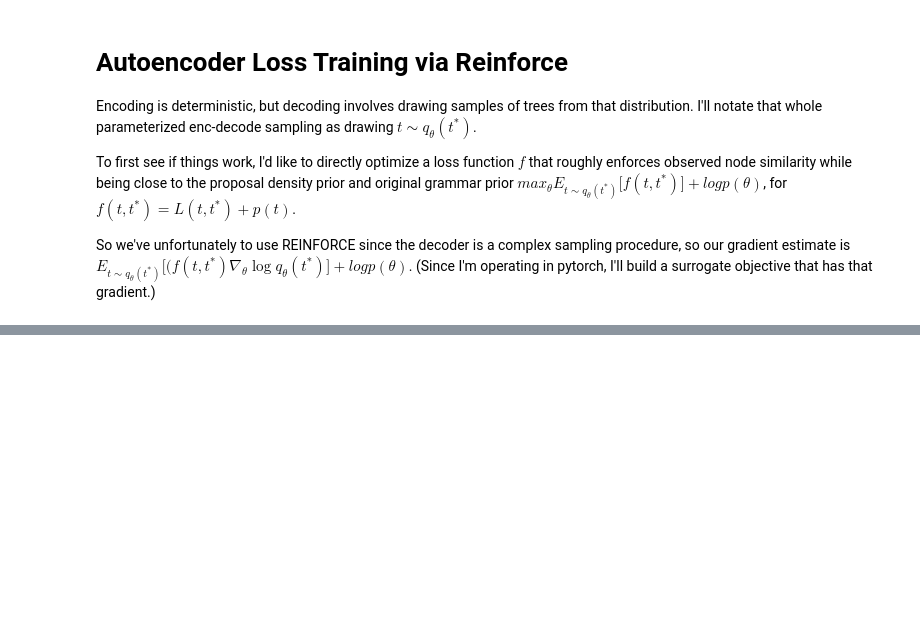
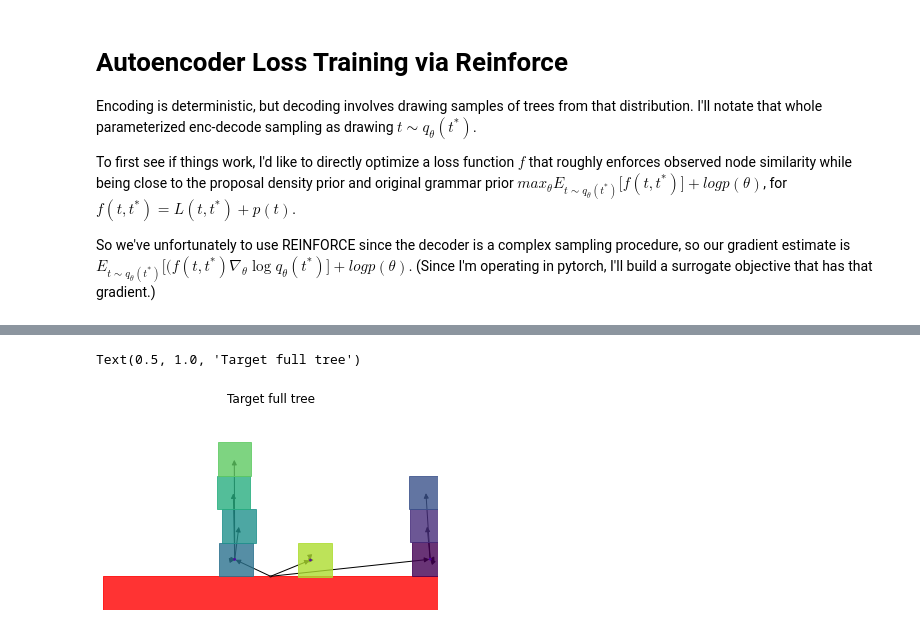
Before and after one commit to gizatt/spatial_scene_grammars, a Jupyter notebook: spatial_scene_grammars_examples/planar_box_stacks_complex/train_grammar_encoder.ipynb, the cells around one changed output, grey strips where cells are left out. Saved outputs shown, nothing was run; the diff lists cells and outputs as text; code cells hidden in the pictures; blank space fills up the shorter version.

```diff
--- a/spatial_scene_grammars_examples/planar_box_stacks_complex/train_grammar_encoder.ipynb
+++ b/spatial_scene_grammars_examples/planar_box_stacks_complex/train_grammar_encoder.ipynb
@@ -760,0 +776,10 @@ print("Saved model to %s" % save_path)
+# %%
+# Pick a target output
+target_full_tree = full_trees_for_training[2]
+target_observed_tree = observed_trees_for_training[2]
+target_observed_nodes = observed_nodes_for_training[2]
+draw_boxes(target_full_tree)
+plt.title("Target full tree")
+# %% [output]
+Text(0.5, 1.0, 'Target full tree')
+[figure, added]
```
Also changed, not shown: parts of 15 cells of this notebook.
